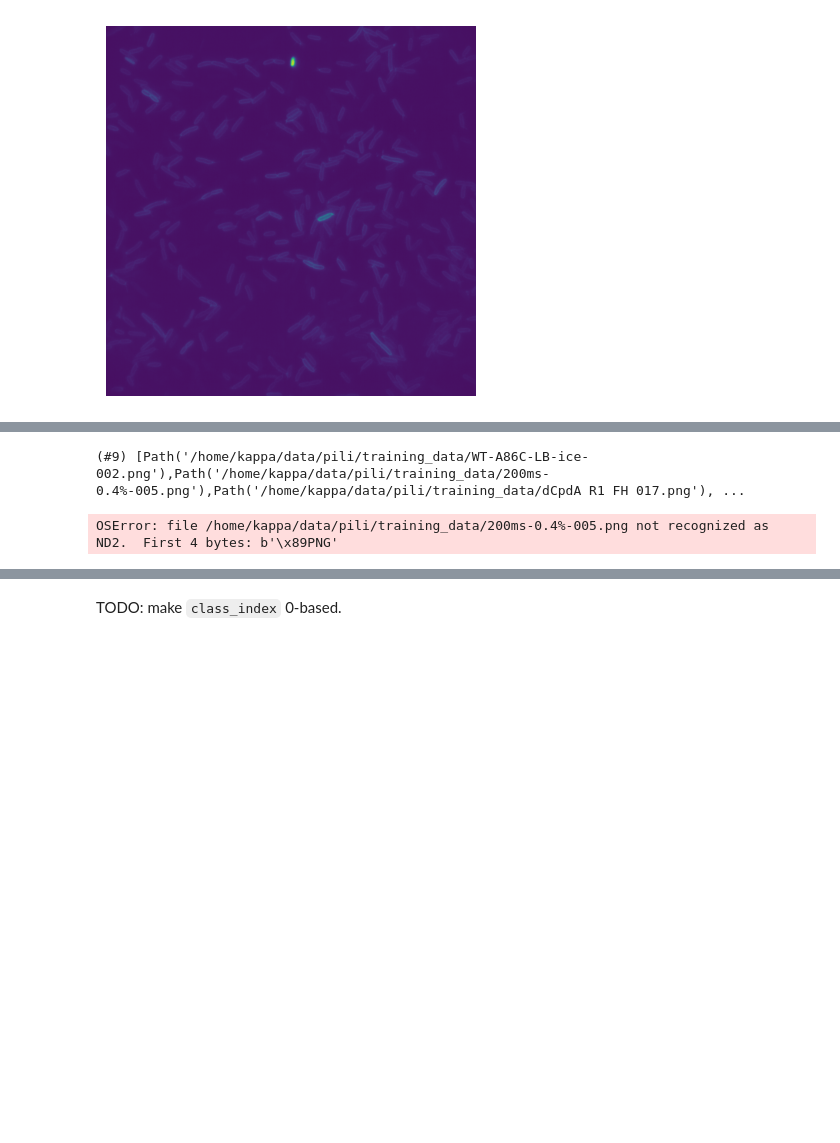
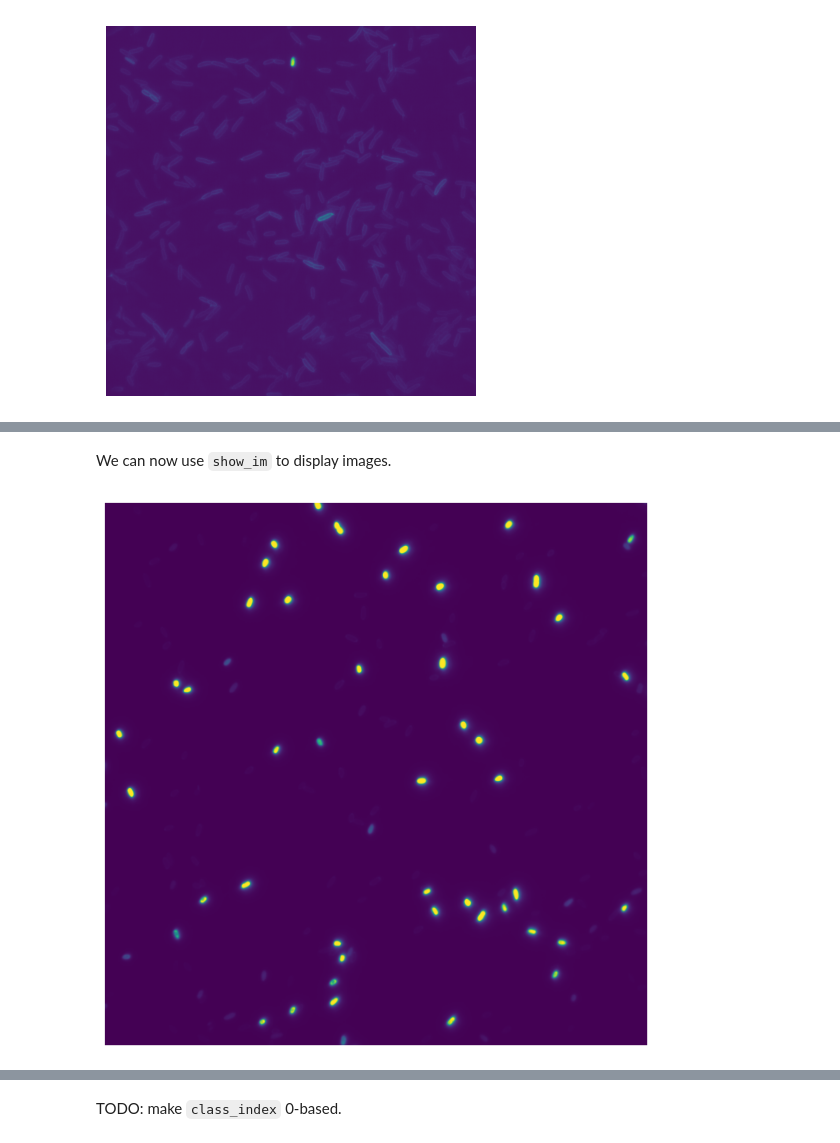
Before and after one commit to galopyz/pilus_project, a Jupyter notebook: nbs/00_core.ipynb, the cells around one changed output, grey strips where cells are left out. Saved outputs shown, nothing was run; the diff lists cells and outputs as text; code cells hidden in the pictures; blank space fills up the shorter version.

Commit message:
Fix error and add documentation for image processing

```diff
--- a/nbs/00_core.ipynb
+++ b/nbs/00_core.ipynb
@@ -63,5 +69,0 @@ for p in video_path.ls():
-# %%
-path = Path.home()/'data/pili/training_data'
-path.ls()
-# %% [output]
-(#9) [Path('/home/kappa/data/pili/training_data/WT-A86C-LB-ice-002.png'),Path('/home/kappa/data/pili/training_data/200ms-0.4%-005.png'),Path('/home/kappa/data/pili/training_data/dCpdA R1 FH 017.png'), ...
@@ -71,5 +70,15 @@ def get_im(x): return nd2.imread(x)[0]
+# %%
+#| export
+@fc.delegates(plt.Axes.imshow)
+def show_im(path, figsize=(10, 8), **kwargs):
+    """Show an image from the path."""
+    plt.figure(figsize=figsize)
+    plt.imshow(Image.open(path), **kwargs)
+    plt.axis('off')
+# %% [markdown]
+We can now use `show_im` to display images.
 # %%
-im = get_im(path/'200ms-0.4%-005.png')
-show_image(im);
+im = path/'0N01002.png'
+show_im(im)
 # %% [output]
-OSError: file /home/kappa/data/pili/training_data/200ms-0.4%-005.png not recognized as ND2.  First 4 bytes: b'\x89PNG'
+[figure, added]
```
Also changed, not shown: parts of 14 cells of this notebook, 2 other files.
